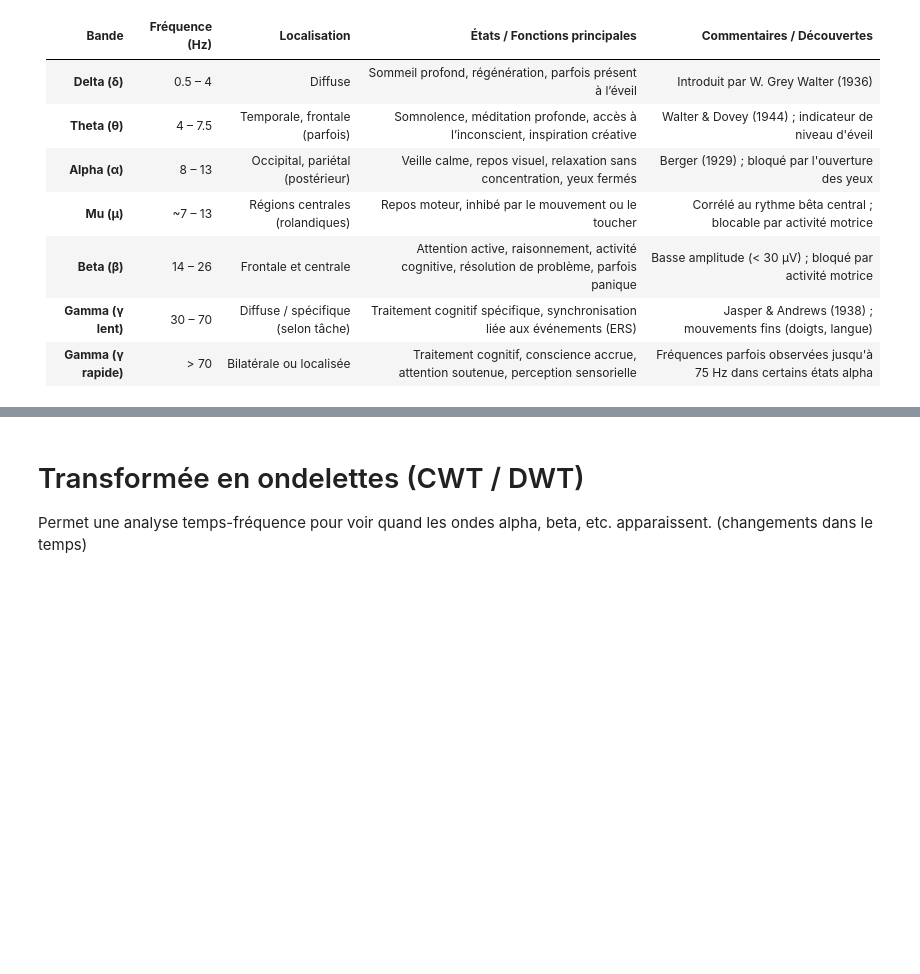
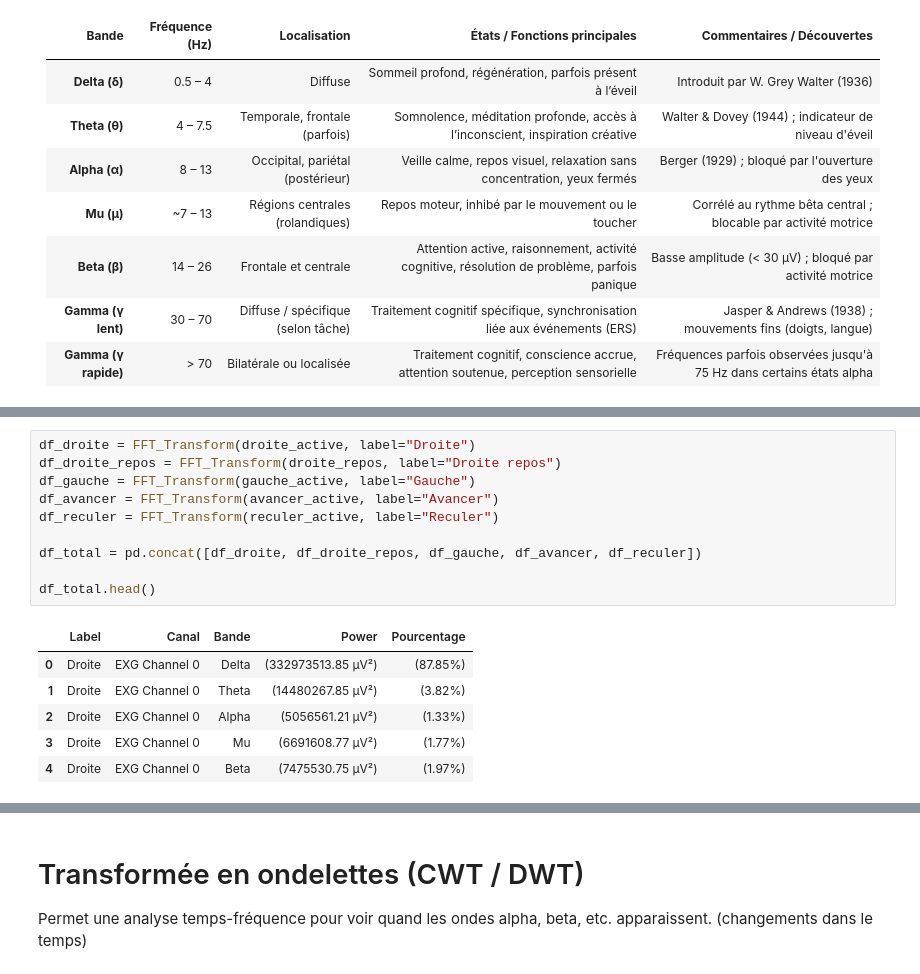
Before and after one commit to CKr0nzz/EEG-Intentions, a Jupyter notebook: notebooks/02_Analyse_Fourier.ipynb, the cells around one changed output, grey strips where cells are left out. Cells and saved outputs as stored; diff of their text form; blank space fills up the shorter version.

```diff
--- a/notebooks/02_Analyse_Fourier.ipynb
+++ b/notebooks/02_Analyse_Fourier.ipynb
@@ -224,0 +213,17 @@ GAMMA_RAPIDE : 8321201.02 µV²   (10.08%)
+# %%
+df_droite = FFT_Transform(droite_active, label="Droite")
+df_droite_repos = FFT_Transform(droite_repos, label="Droite repos")
+df_gauche = FFT_Transform(gauche_active, label="Gauche")
+df_avancer = FFT_Transform(avancer_active, label="Avancer")
+df_reculer = FFT_Transform(reculer_active, label="Reculer")
+
+df_total = pd.concat([df_droite, df_droite_repos, df_gauche, df_avancer, df_reculer])
+
+df_total.head()
+# %% [output]
+|  | Label | Canal | Bande | Power | Pourcentage |
+| 0 | Droite | EXG Channel 0 | Delta | (332973513.85 µV²) | (87.85%) |
+| 1 | Droite | EXG Channel 0 | Theta | (14480267.85 µV²) | (3.82%) |
+| 2 | Droite | EXG Channel 0 | Alpha | (5056561.21 µV²) | (1.33%) |
+| 3 | Droite | EXG Channel 0 | Mu | (6691608.77 µV²) | (1.77%) |
+| 4 | Droite | EXG Channel 0 | Beta | (7475530.75 µV²) | (1.97%) |
```
Also changed, not shown: parts of 9 cells of this notebook.
